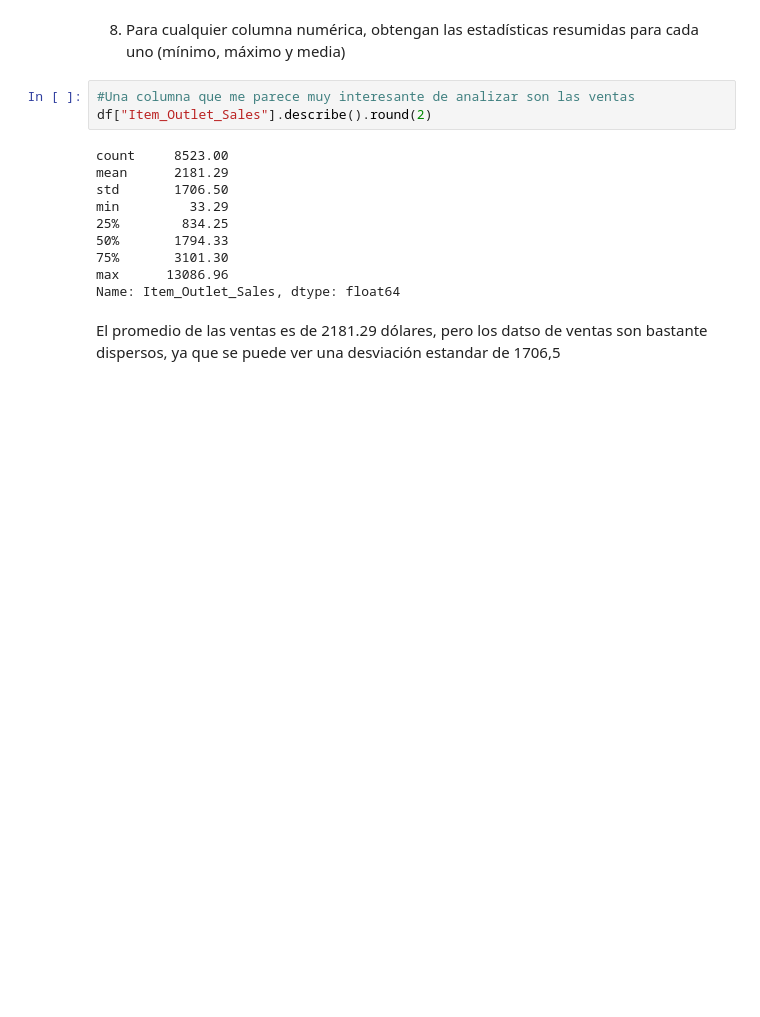
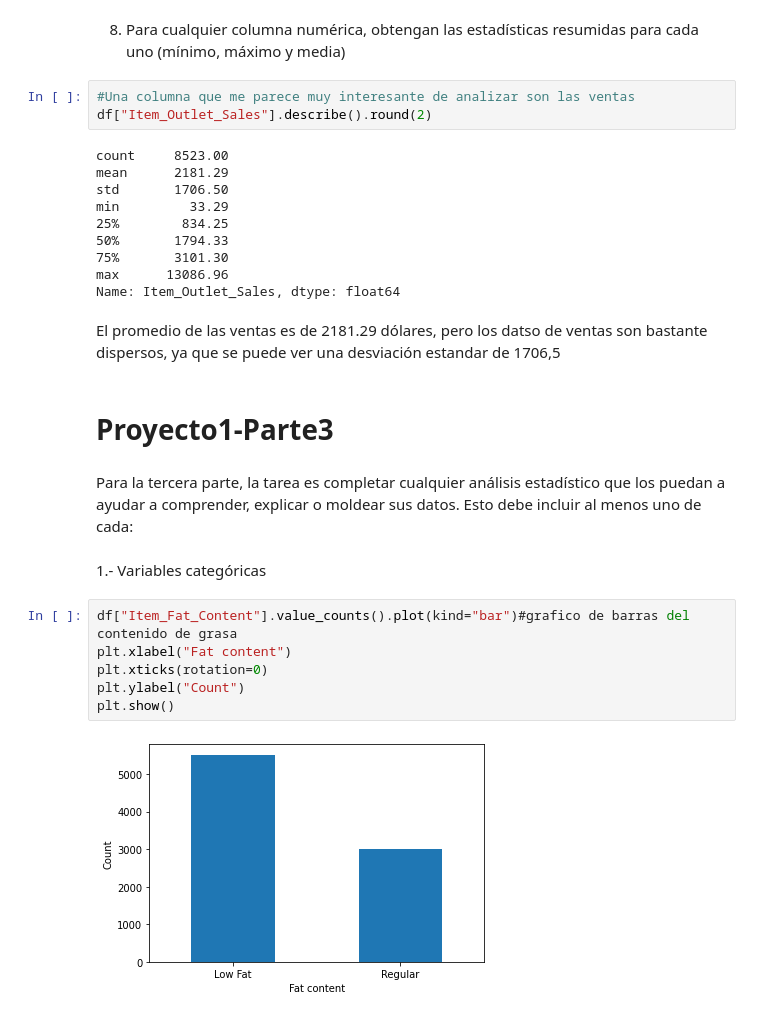
Before and after one commit to SAULIZA/prediccion_de_ventas, a Jupyter notebook: Prediccion_de_ventas.ipynb, the cells around one changed output. Drawn from its saved outputs; the diff is of its cells as text; blank space fills up the shorter version.

```diff
--- a/Prediccion_de_ventas.ipynb
+++ b/Prediccion_de_ventas.ipynb
@@ -364,3 +376,17 @@ max      13086.96
 Name: Item_Outlet_Sales, dtype: float64
 # %% [markdown]
 El promedio de las ventas es de 2181.29 dólares, pero los datso de ventas son bastante dispersos, ya que se puede ver una desviación estandar de 1706,5
+# %% [markdown]
+# Proyecto1-Parte3
+# %% [markdown]
+Para la tercera parte, la tarea es completar cualquier análisis estadístico que los puedan a ayudar a comprender, explicar o moldear sus datos. Esto debe incluir al menos uno de cada:
+# %% [markdown]
+1.- Variables categóricas
+# %%
+df["Item_Fat_Content"].value_counts().plot(kind="bar")#grafico de barras del contenido de grasa
+plt.xlabel("Fat content")
+plt.xticks(rotation=0)
+plt.ylabel("Count")
+plt.show()
+# %% [output]
+[figure, added]
```
Also changed, not shown: parts of 25 cells of this notebook.
